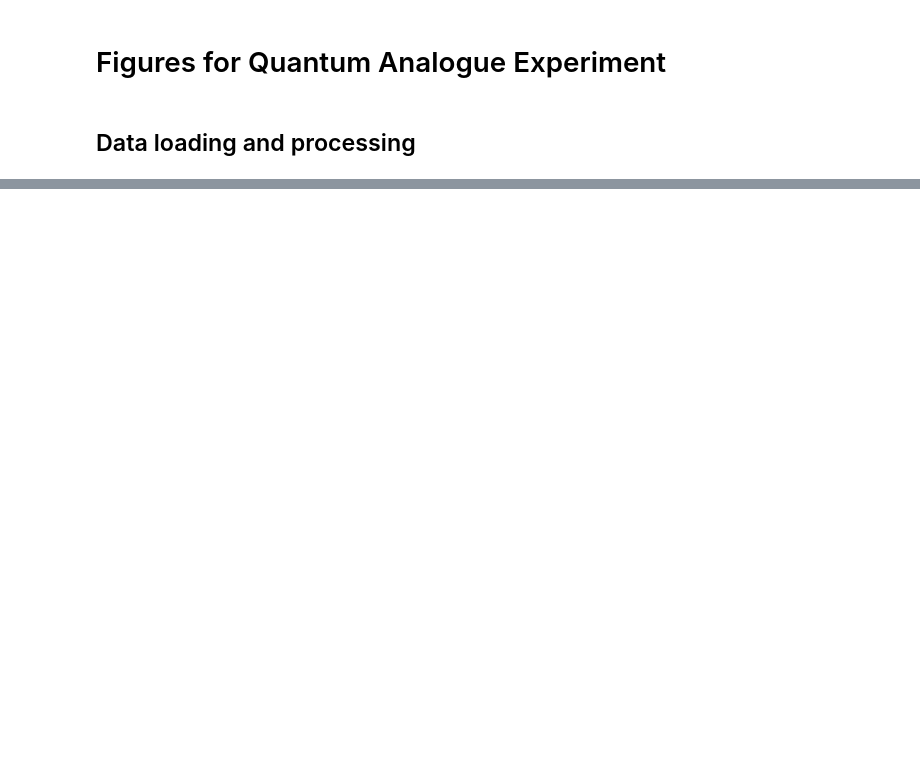
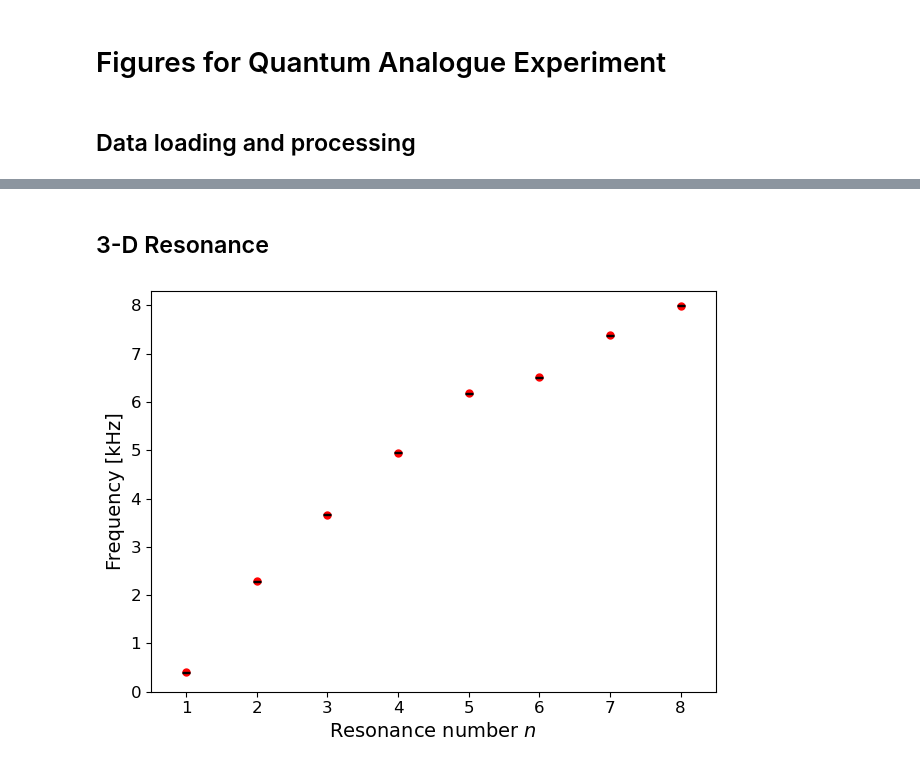
Before and after one commit to mikeweebs/PHSX616, a Jupyter notebook: Quantum_Analogues/quantum_analogues.ipynb, the cells around one changed output, grey strips where cells are left out. Saved outputs shown, nothing was run; the diff lists cells and outputs as text; code cells hidden in the pictures; blank space fills up the shorter version.

```diff
--- a/Quantum_Analogues/quantum_analogues.ipynb
+++ b/Quantum_Analogues/quantum_analogues.ipynb
@@ -74,0 +163,19 @@ lorenty = data[:,1].astype('float')
+# %% [markdown]
+## 3-D Resonance
+# %%
+resnum3d = np.array([1,2,3,4,5,6,7,8])
+resval3d = np.array([407,2285.3,3666.4,4946.8,6182,6514.1,7386.8,7990.3])
+
+fig = plt.figure()
+
+#plt.plot(resnum3d,resval3d,'ob')
+plt.errorbar(resnum3d,resval3d/1000,yerr=.01,fmt='or',label='Data',barsabove=True,markersize=5,ecolor='black',zorder=3,elinewidth=1,capsize=3)
+plt.xlim(0.5,8.5)
+plt.ylim(0,8.3)
+plt.xlabel(r'Resonance number $n$',fontsize=14)
+plt.ylabel('Frequency [kHz]',fontsize=14)
+plt.tick_params(labelsize=12)
+plt.tight_layout()
+#plt.savefig('3d_resonance.pdf')
+# %% [output]
+[figure, added]
```
Also changed, not shown: parts of 5 cells of this notebook, 5 other files.
